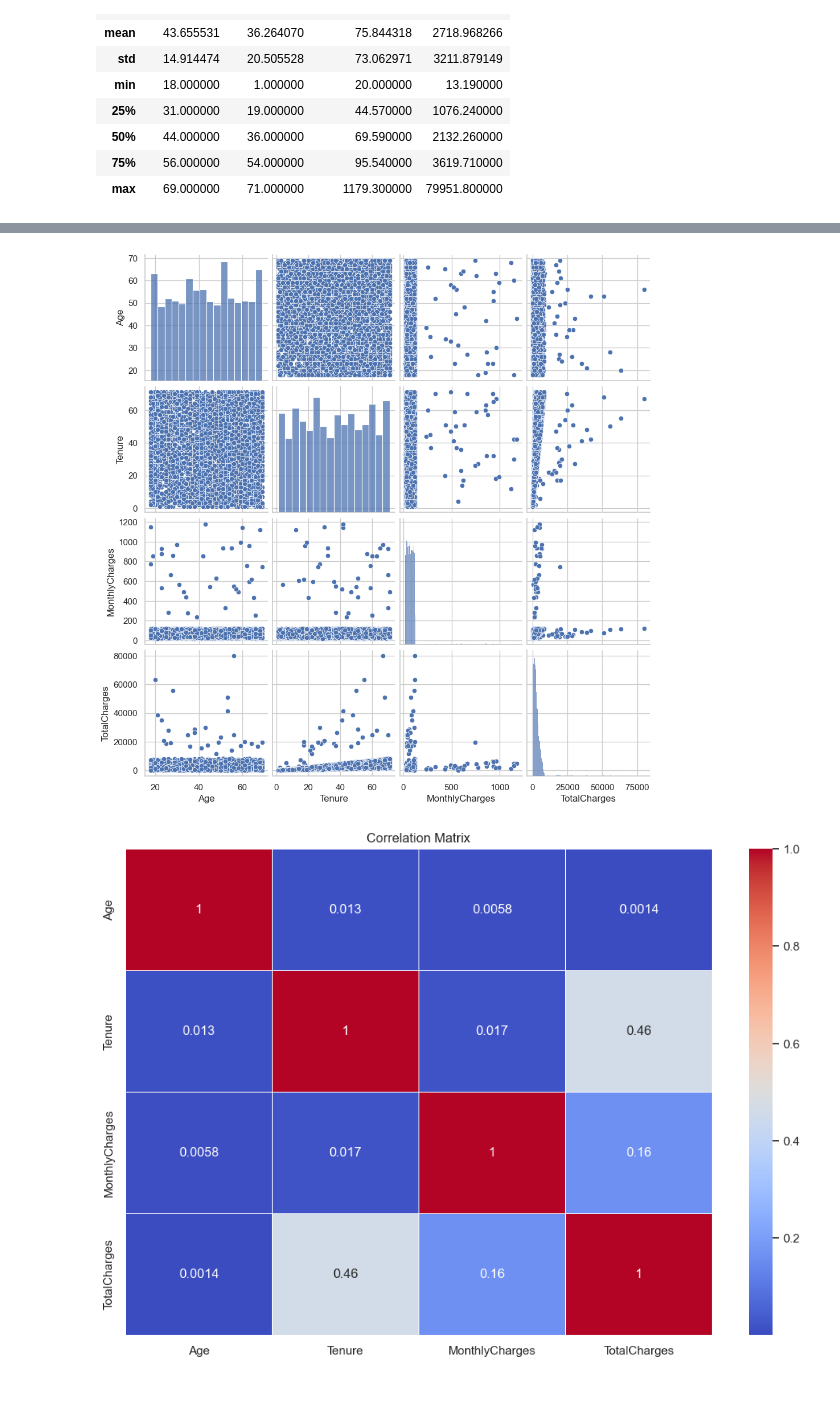
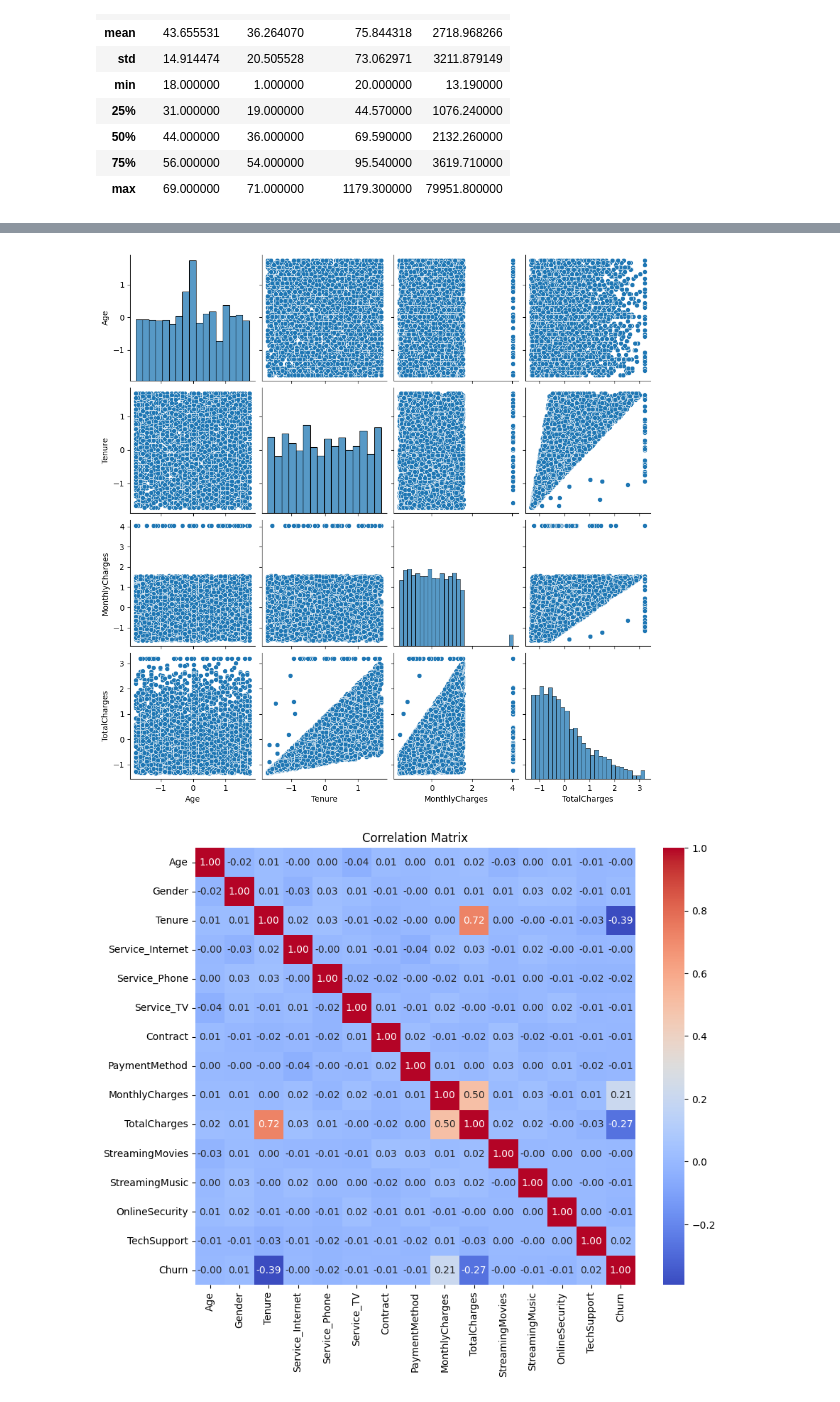
Before and after one commit to Sahil101202/MachineLearning, a Jupyter notebook: src/01.ipynb, the cells around one changed output, grey strips where cells are left out. Cells and saved outputs as stored; diff of their text form; code cells hidden in the pictures.

```diff
--- a/src/01.ipynb
+++ b/src/01.ipynb
@@ -109,0 +208,13 @@ dtype: int64
+# %%
+from sklearn.preprocessing import LabelEncoder
+
+# One-hot encoding for nominal categorical features
+cat_features = ['Gender', 'Service_Internet', 'Service_Phone', 'Service_TV', 'Contract', 'PaymentMethod', 'StreamingMovies', 'StreamingMusic', 'OnlineSecurity', 'TechSupport', 'Churn']
+
+# Label encoding for binary categorical feature
+label_encoder = LabelEncoder()
+for feature in cat_features:
+    data[feature] = label_encoder.fit_transform(data[feature])
+
+# Display the first few rows of the encoded dataset
+data.head()
@@ -109,0 +228,14 @@ dtype: int64
+# %%
+from sklearn.preprocessing import StandardScaler
+
+# Initialize the scaler
+scaler = StandardScaler()
+
+# Fit and transform the numerical features
+data[numerical_features] = scaler.fit_transform(data[numerical_features])
+
+# Display the first few rows of the scaled dataset
+print(data.head())
+
+# Verify no missing values remain
+print(data.isnull().sum())
@@ -128,16 +310,13 @@ plt.show()
+# %%
+sns.pairplot(data[numerical_features])
+plt.show()
+# %% [output]
+[figure, added]
 # %%
-# Scatter plot matrix for numerical features
-sns.pairplot(data[numerical_features])
+correlation_matrix = data.corr()
+plt.figure(figsize=(10, 8))
+sns.heatmap(correlation_matrix, annot=True, cmap='coolwarm', fmt=".2f")
+plt.title("Correlation Matrix")
 plt.show()
-
-# Correlation matrix
-correlation_matrix = data[numerical_features].corr()
-
-# Heatmap of the correlation matrix
-plt.figure(figsize=(12, 8))
-sns.heatmap(correlation_matrix, annot=True, cmap='coolwarm', linewidths=0.5)
-plt.title('Correlation Matrix')
-plt.show()
 # %% [output]
-[figure, old version]
+[figure, new version]
-[figure, removed]
```
Also changed, not shown: parts of 15 cells of this notebook, 8 other files.
